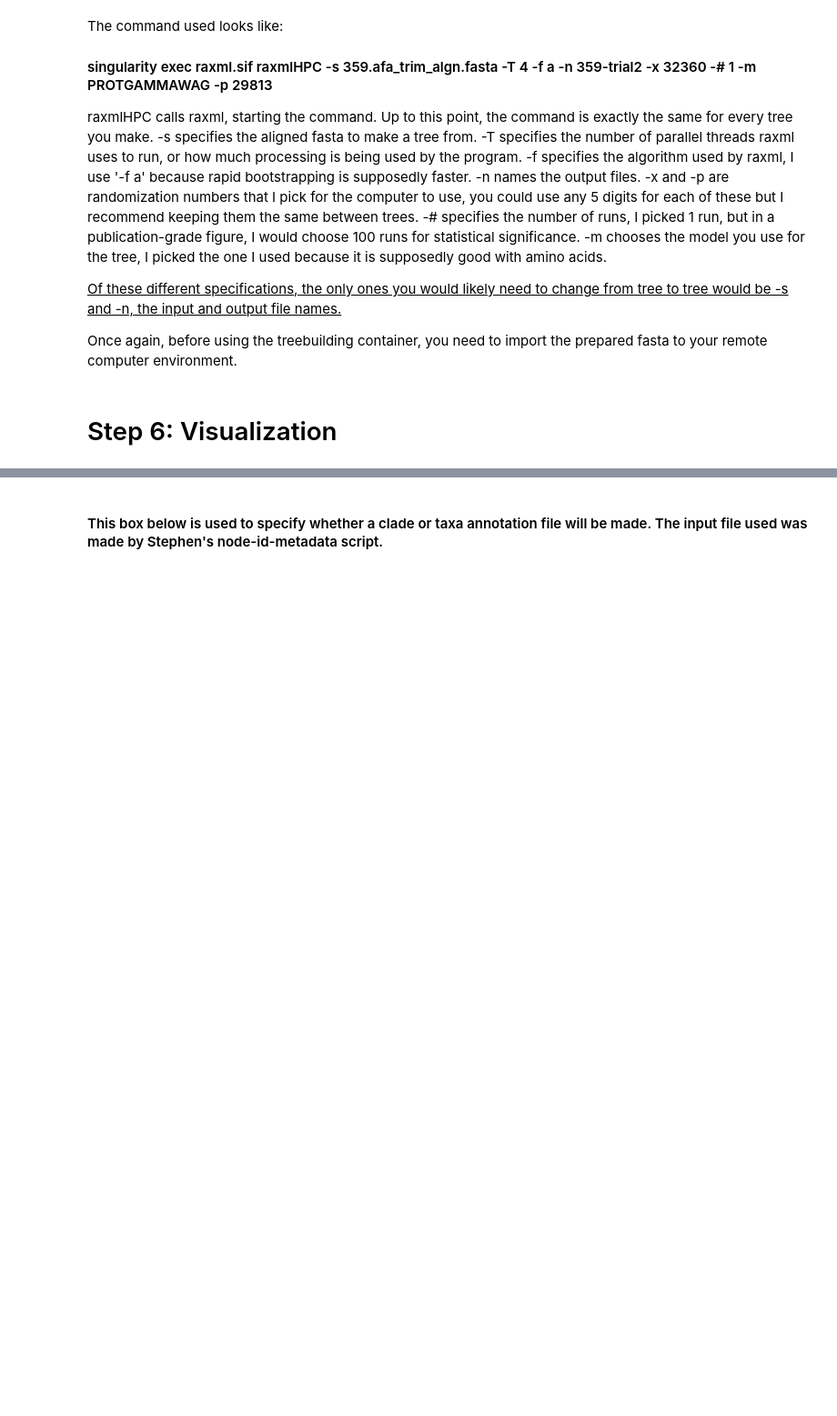
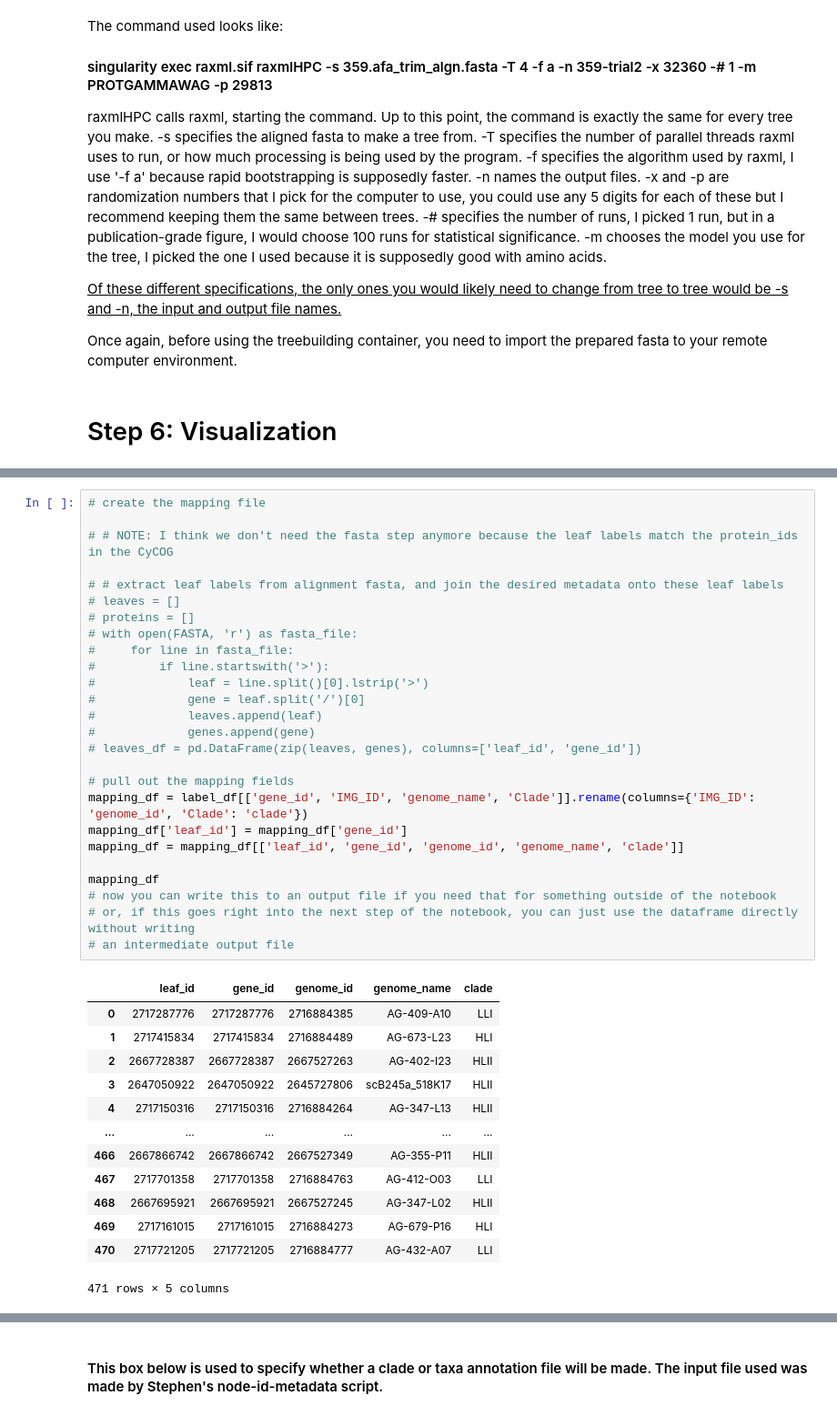
Before and after one commit to Jonahv11/cyano-serralysins, a Jupyter notebook: scripts/cycog-tree-tool/2-cycog_lengths/fasta_lengths.ipynb, the cells around one changed output, grey strips where cells are left out. Shown at 91% size. Saved outputs shown, nothing was run; the diff lists cells and outputs as text; blank space fills up the shorter version.

```diff
--- a/scripts/cycog-tree-tool/2-cycog_lengths/fasta_lengths.ipynb
+++ b/scripts/cycog-tree-tool/2-cycog_lengths/fasta_lengths.ipynb
@@ -337 +350,41 @@ else:
+# %%
+# create the mapping file
+
+# # NOTE: I think we don't need the fasta step anymore because the leaf labels match the protein_ids in the CyCOG
+
+# # extract leaf labels from alignment fasta, and join the desired metadata onto these leaf labels
+# leaves = []
+# proteins = []
+# with open(FASTA, 'r') as fasta_file:
+#     for line in fasta_file:
+#         if line.startswith('>'):
+#             leaf = line.split()[0].lstrip('>')
+#             gene = leaf.split('/')[0]
+#             leaves.append(leaf)
+#             genes.append(gene)
+# leaves_df = pd.DataFrame(zip(leaves, genes), columns=['leaf_id', 'gene_id'])
+
+# pull out the mapping fields
+mapping_df = label_df[['gene_id', 'IMG_ID', 'genome_name', 'Clade']].rename(columns={'IMG_ID': 'genome_id', 'Clade': 'clade'})
+mapping_df['leaf_id'] = mapping_df['gene_id']
+mapping_df = mapping_df[['leaf_id', 'gene_id', 'genome_id', 'genome_name', 'clade']]
+
+mapping_df
+# now you can write this to an output file if you need that for something outside of the notebook
+# or, if this goes right into the next step of the notebook, you can just use the dataframe directly without writing
+# an intermediate output file
+# %% [output]
+|  | leaf_id | gene_id | genome_id | genome_name | clade |
+| 0 | 2717287776 | 2717287776 | 2716884385 | AG-409-A10 | LLI |
+| 1 | 2717415834 | 2717415834 | 2716884489 | AG-673-L23 | HLI |
+| 2 | 2667728387 | 2667728387 | 2667527263 | AG-402-I23 | HLII |
+| 3 | 2647050922 | 2647050922 | 2645727806 | scB245a_518K17 | HLII |
+| 4 | 2717150316 | 2717150316 | 2716884264 | AG-347-L13 | HLII |
+| ... | ... | ... | ... | ... | ... |
+| 466 | 2667866742 | 2667866742 | 2667527349 | AG-355-P11 | HLII |
+| 467 | 2717701358 | 2717701358 | 2716884763 | AG-412-O03 | LLI |
+| 468 | 2667695921 | 2667695921 | 2667527245 | AG-347-L02 | HLII |
+| 469 | 2717161015 | 2717161015 | 2716884273 | AG-679-P16 | HLI |
+| 470 | 2717721205 | 2717721205 | 2716884777 | AG-432-A07 | LLI |
+471 rows × 5 columns
 # %%
```
Also changed, not shown: parts of 18 cells of this notebook.
